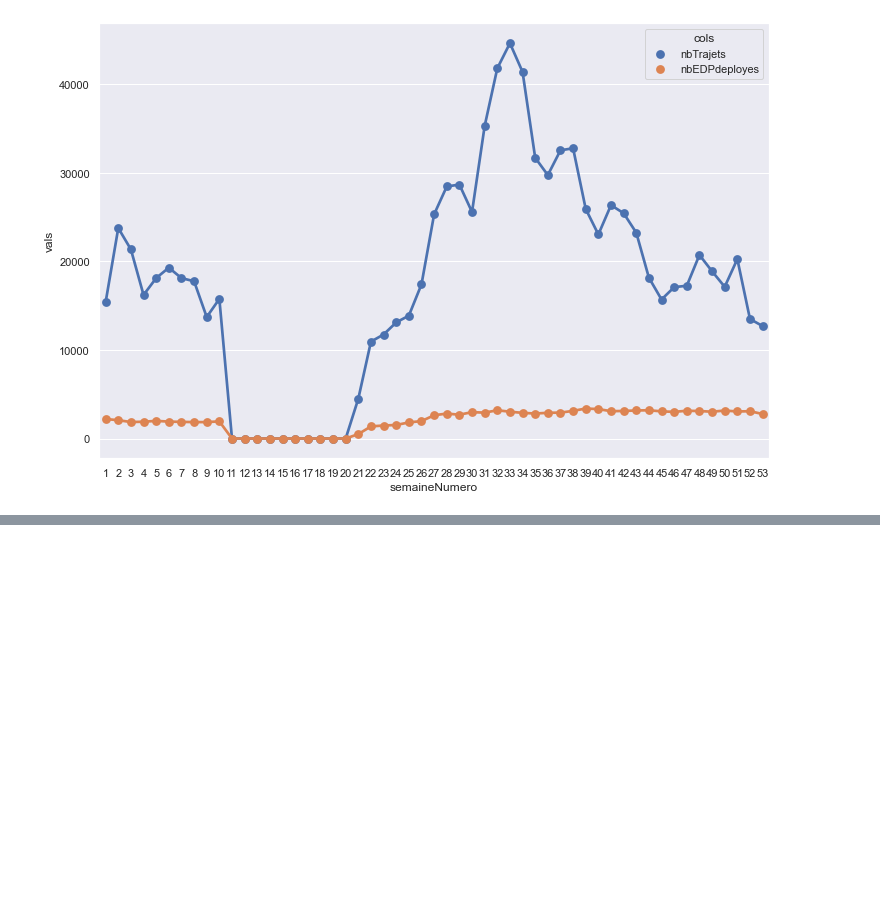
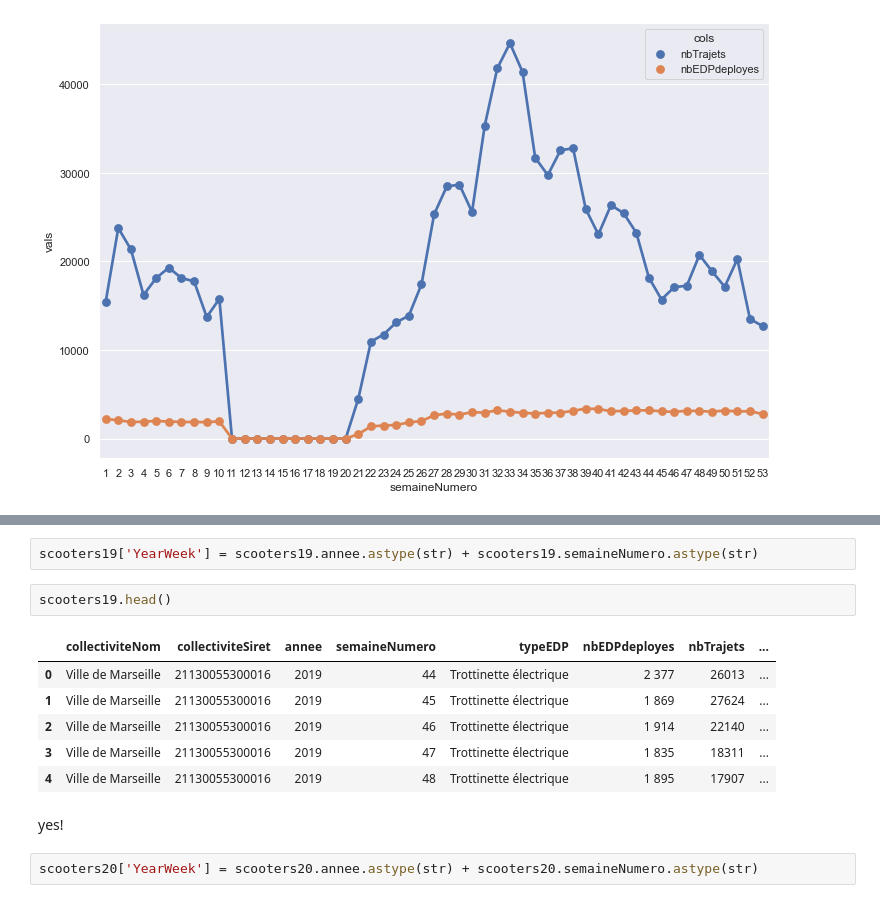
Before and after one commit to GillianLaw/MarseilleCityData, a Jupyter notebook: trottinettes_analysis.ipynb, the cells around one changed output, grey strips where cells are left out. Saved outputs shown, nothing was run; the diff lists cells and outputs as text; blank space fills up the shorter version.

```diff
--- a/trottinettes_analysis.ipynb
+++ b/trottinettes_analysis.ipynb
@@ -62,0 +95,15 @@ sns.pointplot(x="semaineNumero", y="vals", hue='cols', data=dfm)
+# %%
+scooters19['YearWeek'] = scooters19.annee.astype(str) + scooters19.semaineNumero.astype(str)
+# %%
+scooters19.head()
+# %% [output]
+|  | collectiviteNom | collectiviteSiret | annee | semaineNumero | typeEDP | nbEDPdeployes | nbTrajets | ... |
+| 0 | Ville de Marseille | 21130055300016 | 2019 | 44 | Trottinette électrique | 2 377 | 26013 | ... |
+| 1 | Ville de Marseille | 21130055300016 | 2019 | 45 | Trottinette électrique | 1 869 | 27624 | ... |
+| 2 | Ville de Marseille | 21130055300016 | 2019 | 46 | Trottinette électrique | 1 914 | 22140 | ... |
+| 3 | Ville de Marseille | 21130055300016 | 2019 | 47 | Trottinette électrique | 1 835 | 18311 | ... |
+| 4 | Ville de Marseille | 21130055300016 | 2019 | 48 | Trottinette électrique | 1 895 | 17907 | ... |
+# %% [markdown]
+yes!
+# %%
+scooters20['YearWeek'] = scooters20.annee.astype(str) + scooters20.semaineNumero.astype(str)
```
Also changed, not shown: parts of 21 cells of this notebook.
